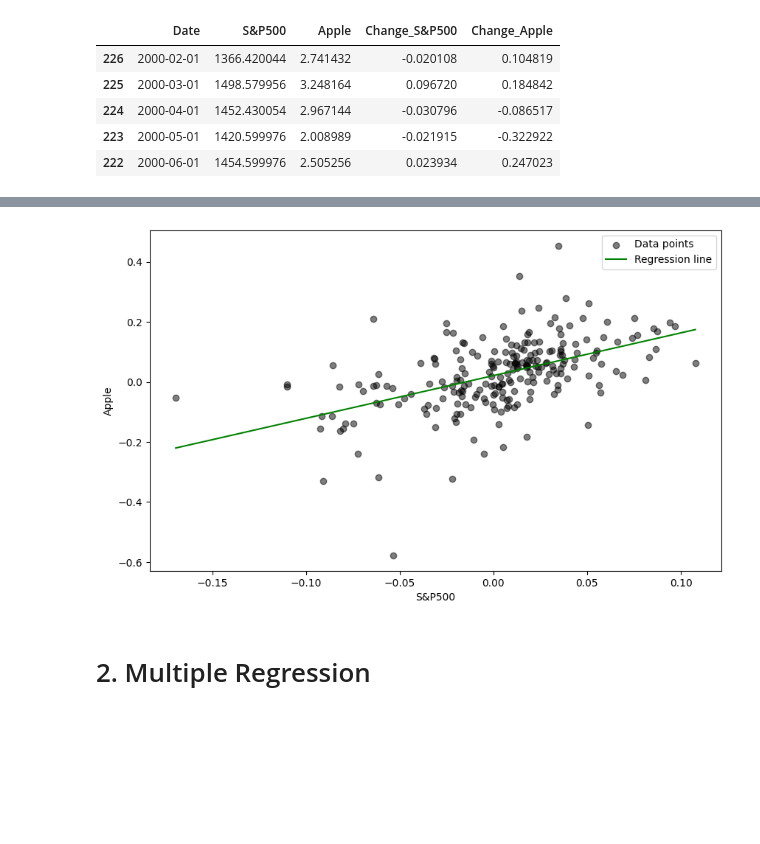
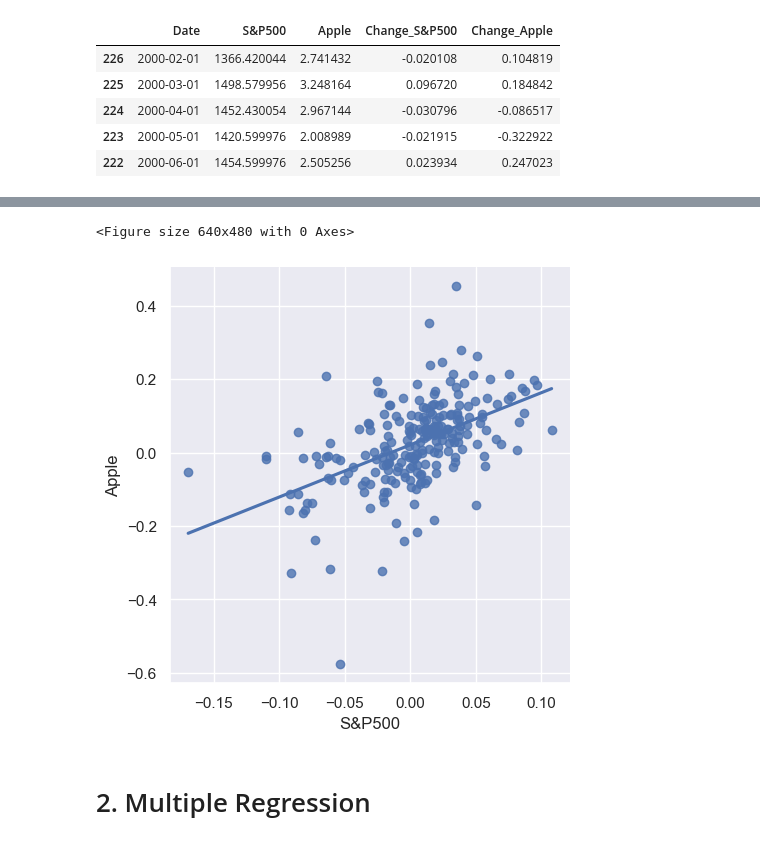
Before and after one commit to wiskim/study_books, a Jupyter notebook: 06_Business_Analytics/01 Regression/Regression.ipynb, the cells around one changed output, grey strips where cells are left out. Saved outputs shown, nothing was run; the diff lists cells and outputs as text; code cells hidden in the pictures; blank space fills up the shorter version.

Commit message:
Seaborn 라이브러리 적용

```diff
--- a/06_Business_Analytics/01 Regression/Regression.ipynb
+++ b/06_Business_Analytics/01 Regression/Regression.ipynb
@@ -5,6 +5,8 @@ import pandas as pd
 import numpy as np
 import statsmodels.api as sm
 import matplotlib.pyplot as plt
+import seaborn as sns
+sns.set_theme()
 # %%
 stock_return = pd.read_csv('data/Apple_S&P500.csv')
 stock_return['Date'] = pd.to_datetime(stock_return['Date'])
@@ -43,23 +45,15 @@ Covariance Type:            nonrobust
 
 Notes:
 [1] Standard Errors assume that the covariance matrix of the errors is correctly specified.
-# %%
-# Scatter plot
-plt.figure(figsize=(10, 6))
-plt.scatter(stock_return['Change_S&P500'], stock_return['Change_Apple'], color='black', alpha=0.5, label='Data points')
-
-# Regression line
-X_pred = np.linspace(X['Change_S&P500'].min(), X['Change_S&P500'].max(), 100)
-X_pred2 = sm.add_constant(X_pred)
-y_pred = model.predict(X_pred2)
-plt.plot(X_pred, y_pred, color='green', label='Regression line')
-
-plt.xlabel('S&P500')
-plt.ylabel('Apple')
-plt.legend()
-plt.show()
-# %% [output]
-[figure, removed]
+# %%
+plt.figure()
+sns.lmplot(data=stock_return, x='Change_S&P500', y='Change_Apple', ci=None)
+plt.xlabel('S&P500')
+plt.ylabel('Apple')
+plt.show()
+# %% [output]
+<Figure size 640x480 with 0 Axes>
+[figure, added]
 # %% [markdown]
 # 2. Multiple Regression
 # %%
```
Also changed, not shown: parts of 11 cells of this notebook.
